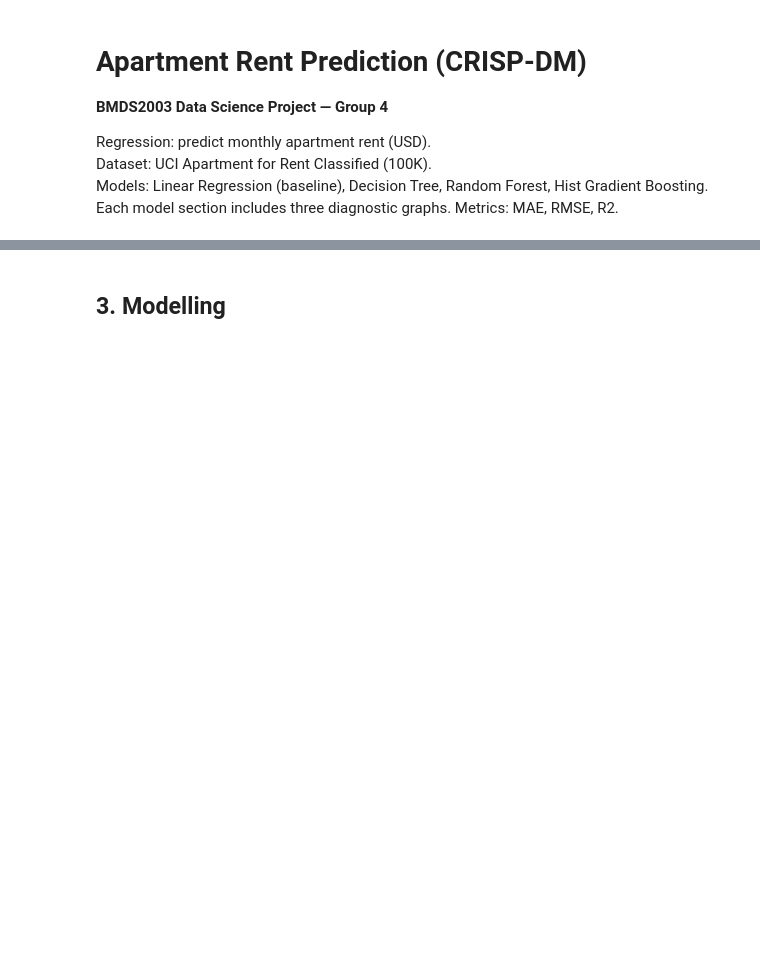
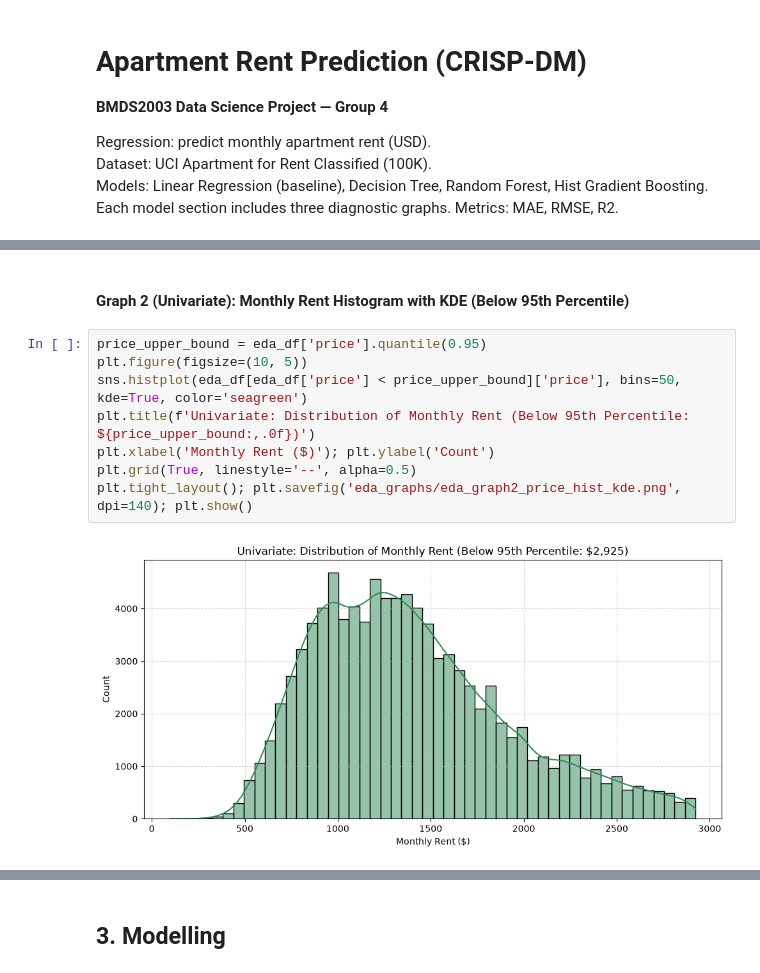
Before and after one commit to ChrisNeo-030506/RDS-Data_Science_Assignment, a Jupyter notebook: BMDS2003_Group4_notebook.ipynb, the cells around one changed output, grey strips where cells are left out. Saved outputs shown, nothing was run; the diff lists cells and outputs as text; blank space fills up the shorter version.

```diff
--- a/BMDS2003_Group4_notebook.ipynb
+++ b/BMDS2003_Group4_notebook.ipynb
@@ -72,0 +141,12 @@ plt.tight_layout(); plt.savefig('eda_rent_by_state.png', dpi=140); plt.show()
+# %% [markdown]
+#### Graph 2 (Univariate): Monthly Rent Histogram with KDE (Below 95th Percentile)
+# %%
+price_upper_bound = eda_df['price'].quantile(0.95)
+plt.figure(figsize=(10, 5))
+sns.histplot(eda_df[eda_df['price'] < price_upper_bound]['price'], bins=50, kde=True, color='seagreen')
+plt.title(f'Univariate: Distribution of Monthly Rent (Below 95th Percentile: ${price_upper_bound:,.0f})')
+plt.xlabel('Monthly Rent ($)'); plt.ylabel('Count')
+plt.grid(True, linestyle='--', alpha=0.5)
+plt.tight_layout(); plt.savefig('eda_graphs/eda_graph2_price_hist_kde.png', dpi=140); plt.show()
+# %% [output]
+[figure, added]
```
Also changed, not shown: parts of 95 cells of this notebook, 33 other files.
